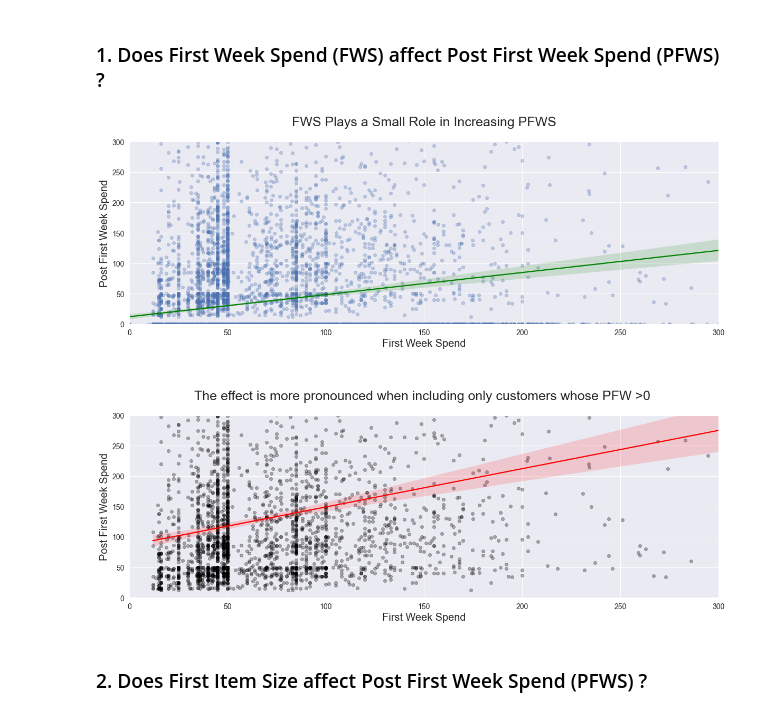
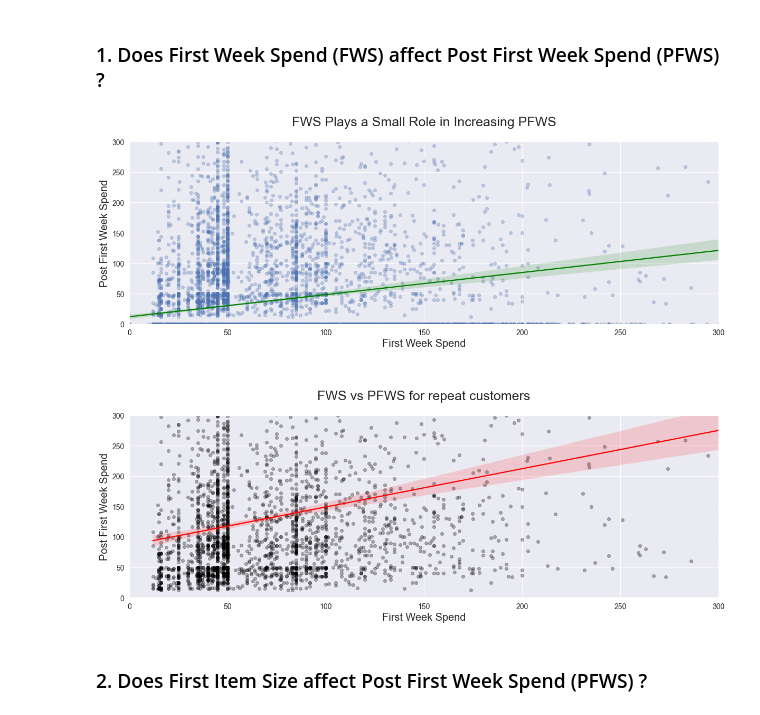
Before and after one commit to benjaminbellman/Shopify_CLTV_Machine_Learning, a Jupyter notebook: 3.Exploratory_Data_Analysis/EDA.ipynb, the cells around one changed output. Saved outputs shown, nothing was run; the diff lists cells and outputs as text; code cells hidden in the pictures.

```diff
--- a/3.Exploratory_Data_Analysis/EDA.ipynb
+++ b/3.Exploratory_Data_Analysis/EDA.ipynb
@@ -122,31 +122,31 @@ We will exploring the relationships amongst a couple of variables to see if they
 # %%
 ## Let's explore the relationship with a scattergraph.
 fig, axes = plt.subplots(2,1, figsize =(20,8))
 plt.subplots_adjust(left=None, bottom=1, right=None, top=2.5, wspace=None, hspace=0.5)
 
 ## The first is for all customers regardless of post first week spend
 sns.regplot(ax = axes[0], x= 'fw_total_spent',y='pfw_spent', data = customer_cltv,scatter_kws={'alpha':0.3},
             line_kws={"color": "green"})
 axes[0].set_title('FWS Plays a Small Role in Increasing PFWS', fontsize = 25, pad=30)
 axes[0].set_xlabel('First Week Spend', fontsize =20)
 axes[0].set_ylabel('Post First Week Spend', fontsize =20)
 axes[0].tick_params(labelsize=14)
 axes[0].set_ylim(0,300)
 axes[0].set_xlim(0,300)
 
 ## The second is for customers whose post first week spend was not 0 (i.e, made purchased past the first week)
 sns.regplot(ax = axes[1], x= 'fw_total_spent',y='pfw_spent', data = customer_cltv[customer_cltv['pfw_spent'] > 0],
             scatter_kws={"color": "black",'alpha':0.3},line_kws={"color": "red"})
-axes[1].set_title('The effect is more pronounced when including only customers whose PFW >0 ', fontsize = 25, pad=30)
+axes[1].set_title('FWS vs PFWS for repeat customers', fontsize = 25, pad=30)
 axes[1].set_xlabel('First Week Spend', fontsize =20)
 axes[1].set_ylabel('Post First Week Spend', fontsize =20)
 axes[1].tick_params(labelsize=14)
 axes[1].set_ylim(0,300)
 axes[1].set_xlim(0,300)
 
 plt.show()
 # %% [output]
-[figure, old version]
+[figure, new version]
 # %% [markdown]
 ### 2. Does First Item Size affect Post First Week Spend (PFWS) ?
 # %%
```
Also changed, not shown: parts of 6 cells of this notebook, 3 other files.
